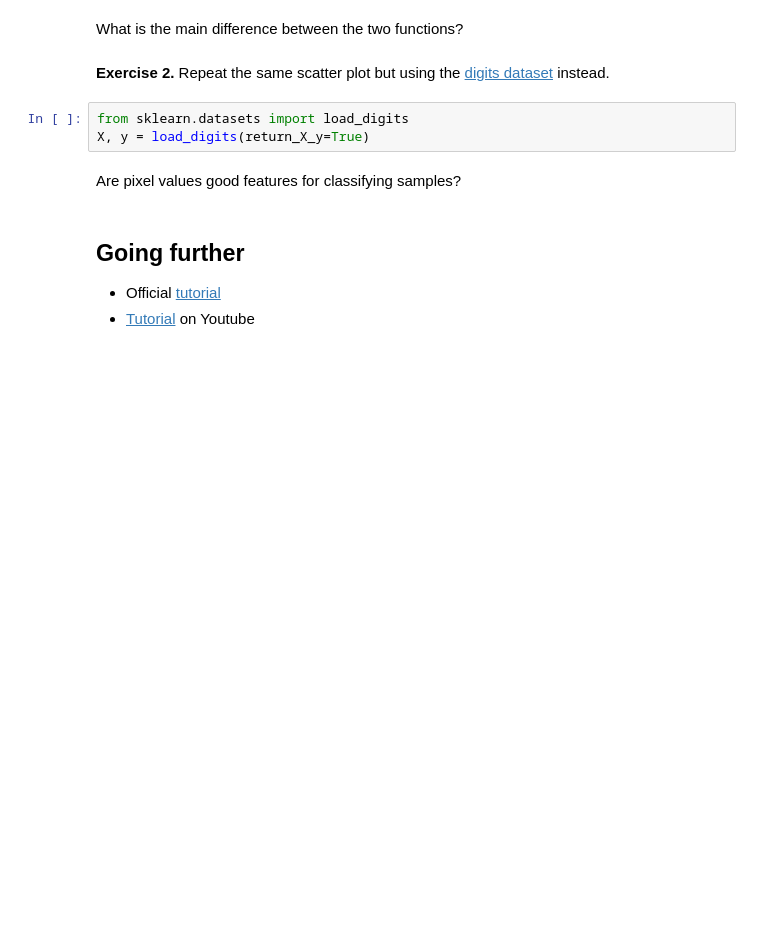
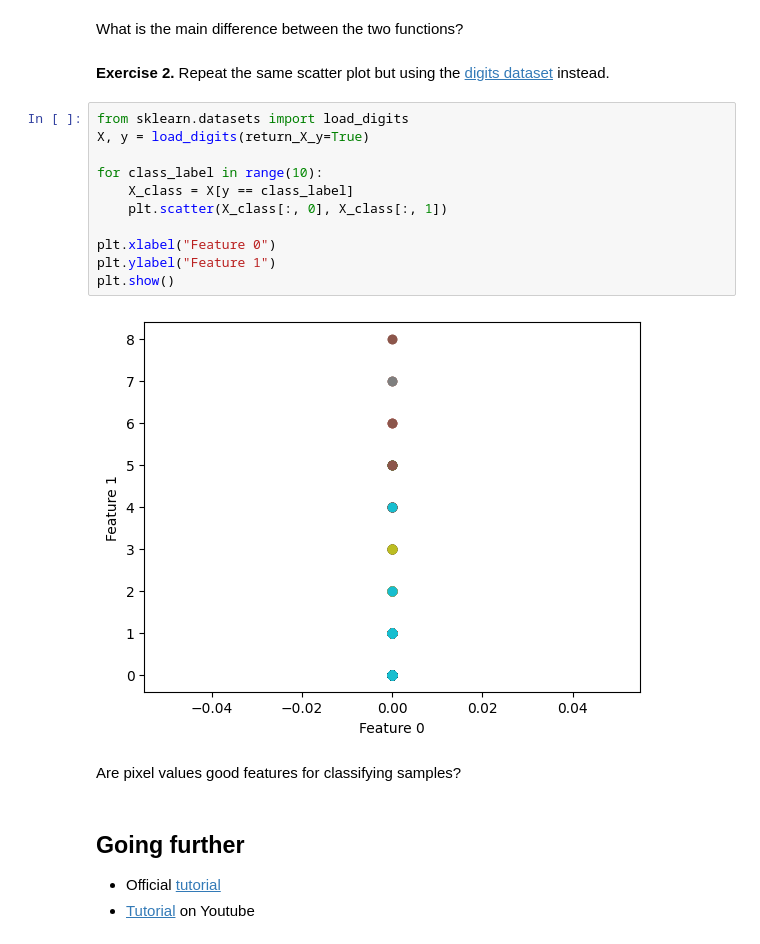
Before and after one commit to nayans09/Algoverse26, a Jupyter notebook: notebooks/01_python_basics.ipynb, the cells around one changed output. Cells and saved outputs as stored; diff of their text form; blank space fills up the shorter version.

```diff
--- a/notebooks/01_python_basics.ipynb
+++ b/notebooks/01_python_basics.ipynb
@@ -520,9 +537,19 @@ We see that samples belonging to class 0 can be linearly separated from the rest
 What is the main difference between the two functions?
 # %% [markdown]
 **Exercise 2.** Repeat the same scatter plot but using the [digits dataset](https://scikit-learn.org/stable/modules/generated/sklearn.datasets.load_digits.html) instead.
-# %%
-from sklearn.datasets import load_digits
-X, y = load_digits(return_X_y=True)
+# %%
+from sklearn.datasets import load_digits
+X, y = load_digits(return_X_y=True)
+
+for class_label in range(10):
+    X_class = X[y == class_label]
+    plt.scatter(X_class[:, 0], X_class[:, 1])
+
+plt.xlabel("Feature 0")
+plt.ylabel("Feature 1")
+plt.show()
+# %% [output]
+[figure, added]
 # %% [markdown]
 Are pixel values good features for classifying samples?
 # %% [markdown]
```
Also changed, not shown: parts of 5 cells of this notebook.
